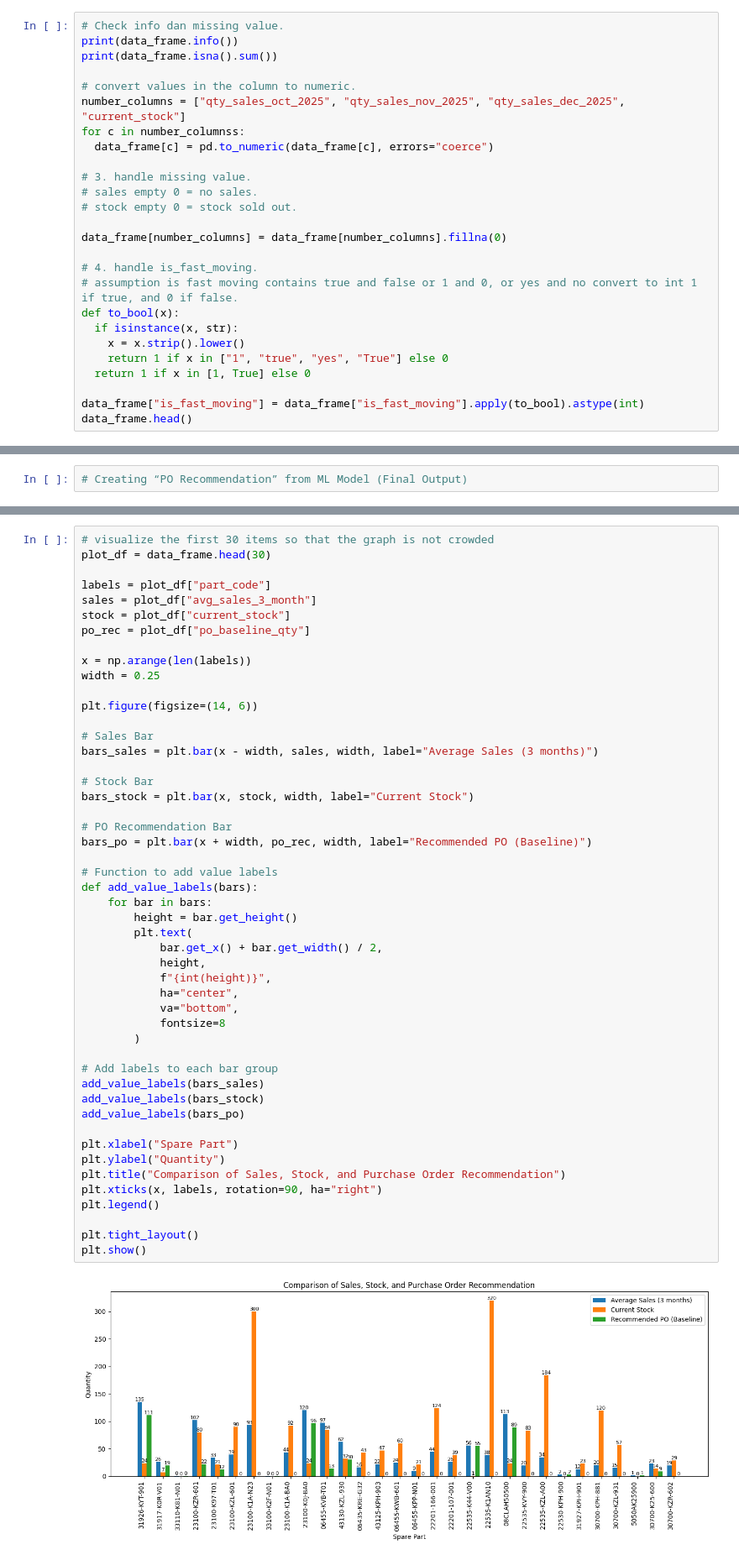
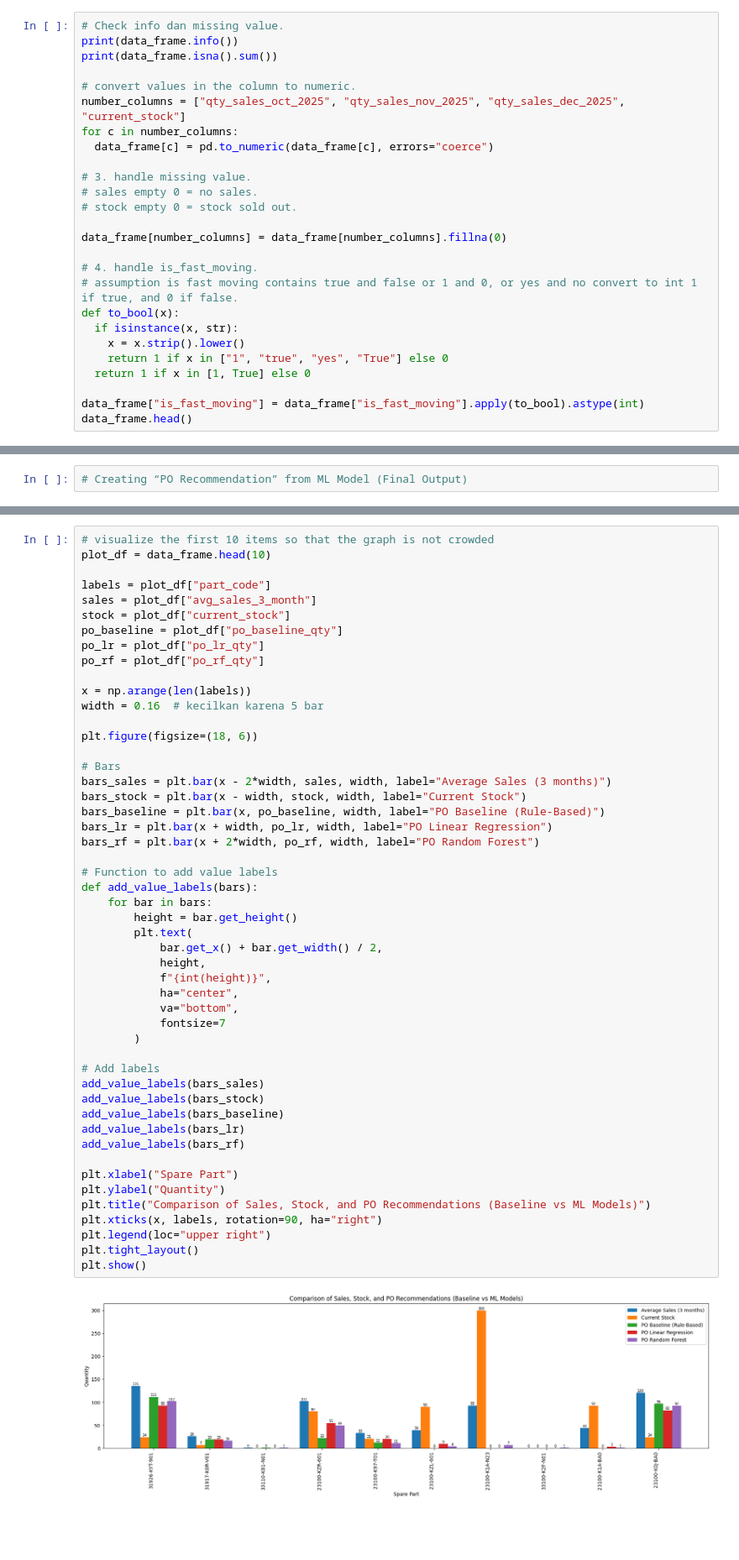
Before and after one commit to Surya221299/machine-learning-purchase-order-recommendation, a Jupyter notebook: machine_learning_purchase_order_recommendation.ipynb, the cells around one changed output, grey strips where cells are left out. Shown at 84% size. Saved outputs shown, nothing was run; the diff lists cells and outputs as text; blank space fills up the shorter version.

Commit message:
Add files via upload
add bar chart comparison visualization sales, current stock, baseline, linear regression, random forest

```diff
--- a/machine_learning_purchase_order_recommendation.ipynb
+++ b/machine_learning_purchase_order_recommendation.ipynb
@@ -47,5 +47,5 @@ print(data_frame.isna().sum())
 number_columns = ["qty_sales_oct_2025", "qty_sales_nov_2025", "qty_sales_dec_2025", "current_stock"]
-for c in number_columnss:
+for c in number_columns:
   data_frame[c] = pd.to_numeric(data_frame[c], errors="coerce")
 
 # 3. handle missing value.
@@ -340,53 +340,54 @@ data_frame[["part_code","part_name","po_baseline_qty","po_lr_qty","po_rf_qty"]].
 | 13 | 43125-KPH-903 | KAMPAS REM TROMOL NA | 0.000000 | 6 | 1 |
 | 14 | 06455-KWB-601 | KAMPAS REM CAKRAM DPN | 0.000000 | 2 | 1 |
 # %%
-# visualize the first 30 items so that the graph is not crowded
-plot_df = data_frame.head(30)
+# visualize the first 10 items so that the graph is not crowded
+plot_df = data_frame.head(10)
 
 labels = plot_df["part_code"]
 sales = plot_df["avg_sales_3_month"]
 stock = plot_df["current_stock"]
-po_rec = plot_df["po_baseline_qty"]
+po_baseline = plot_df["po_baseline_qty"]
+po_lr = plot_df["po_lr_qty"]
+po_rf = plot_df["po_rf_qty"]
 
 x = np.arange(len(labels))
-width = 0.25
+width = 0.16  # kecilkan karena 5 bar
 
-plt.figure(figsize=(14, 6))
+plt.figure(figsize=(18, 6))
 
-# Sales Bar
-bars_sales = plt.bar(x - width, sales, width, label="Average Sales (3 months)")
-
-# Stock Bar
-bars_stock = plt.bar(x, stock, width, label="Current Stock")
-
-# PO Recommendation Bar
-bars_po = plt.bar(x + width, po_rec, width, label="Recommended PO (Baseline)")
+# Bars
+bars_sales = plt.bar(x - 2*width, sales, width, label="Average Sales (3 months)")
+bars_stock = plt.bar(x - width, stock, width, label="Current Stock")
+bars_baseline = plt.bar(x, po_baseline, width, label="PO Baseline (Rule-Based)")
+bars_lr = plt.bar(x + width, po_lr, width, label="PO Linear Regression")
+bars_rf = plt.bar(x + 2*width, po_rf, width, label="PO Random Forest")
 
 # Function to add value labels
 def add_value_labels(bars):
     for bar in bars:
         height = bar.get_height()
         plt.text(
             bar.get_x() + bar.get_width() / 2,
             height,
             f"{int(height)}",
             ha="center",
             va="bottom",
-            fontsize=8
+            fontsize=7
         )
 
-# Add labels to each bar group
+# Add labels
 add_value_labels(bars_sales)
 add_value_labels(bars_stock)
-add_value_labels(bars_po)
+add_value_labels(bars_baseline)
+add_value_labels(bars_lr)
+add_value_labels(bars_rf)
 
 plt.xlabel("Spare Part")
 plt.ylabel("Quantity")
-plt.title("Comparison of Sales, Stock, and Purchase Order Recommendation")
+plt.title("Comparison of Sales, Stock, and PO Recommendations (Baseline vs ML Models)")
 plt.xticks(x, labels, rotation=90, ha="right")
-plt.legend()
-
+plt.legend(loc="upper right")
 plt.tight_layout()
 plt.show()
 # %% [output]
-[figure, old version]
+[figure, new version]
```
Also changed, not shown: parts of 1 cell of this notebook.
